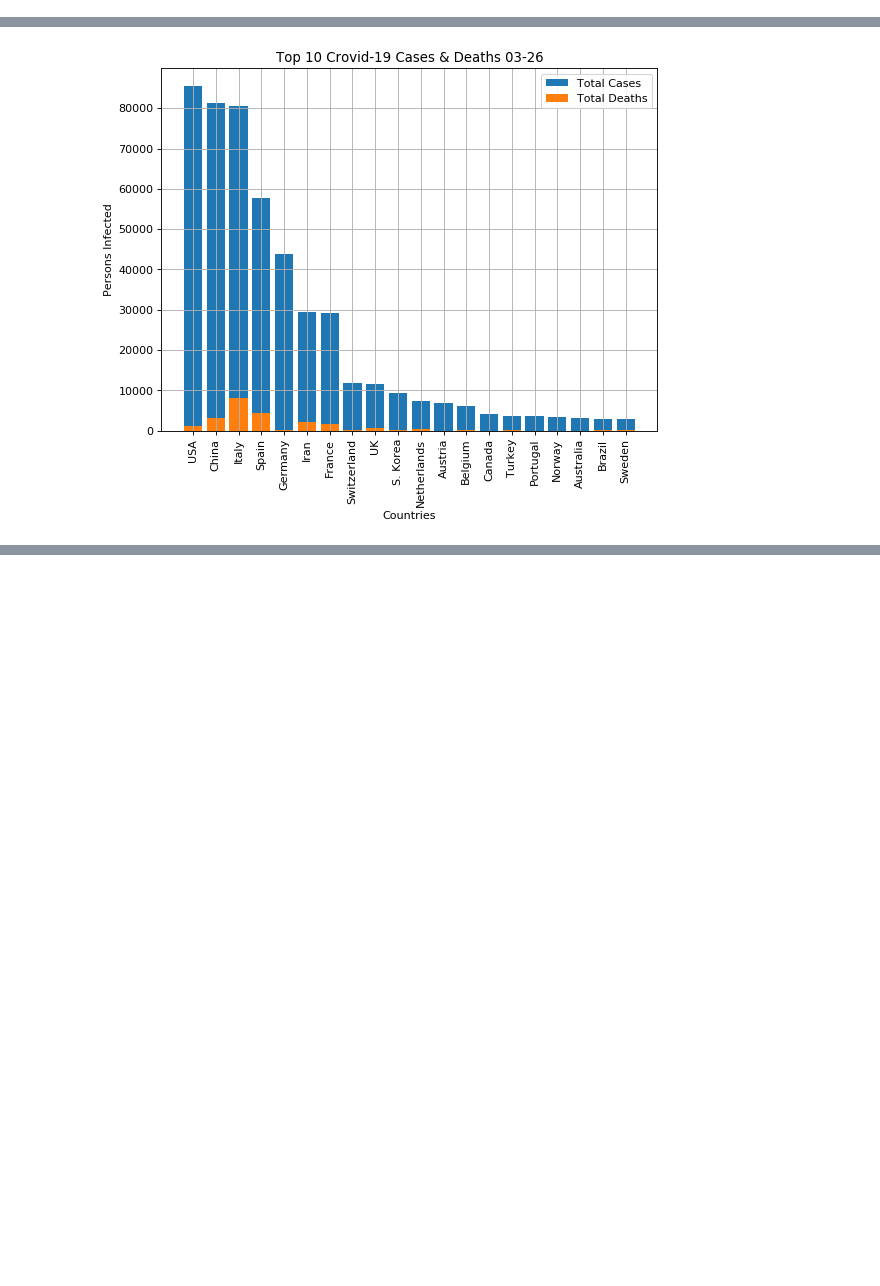
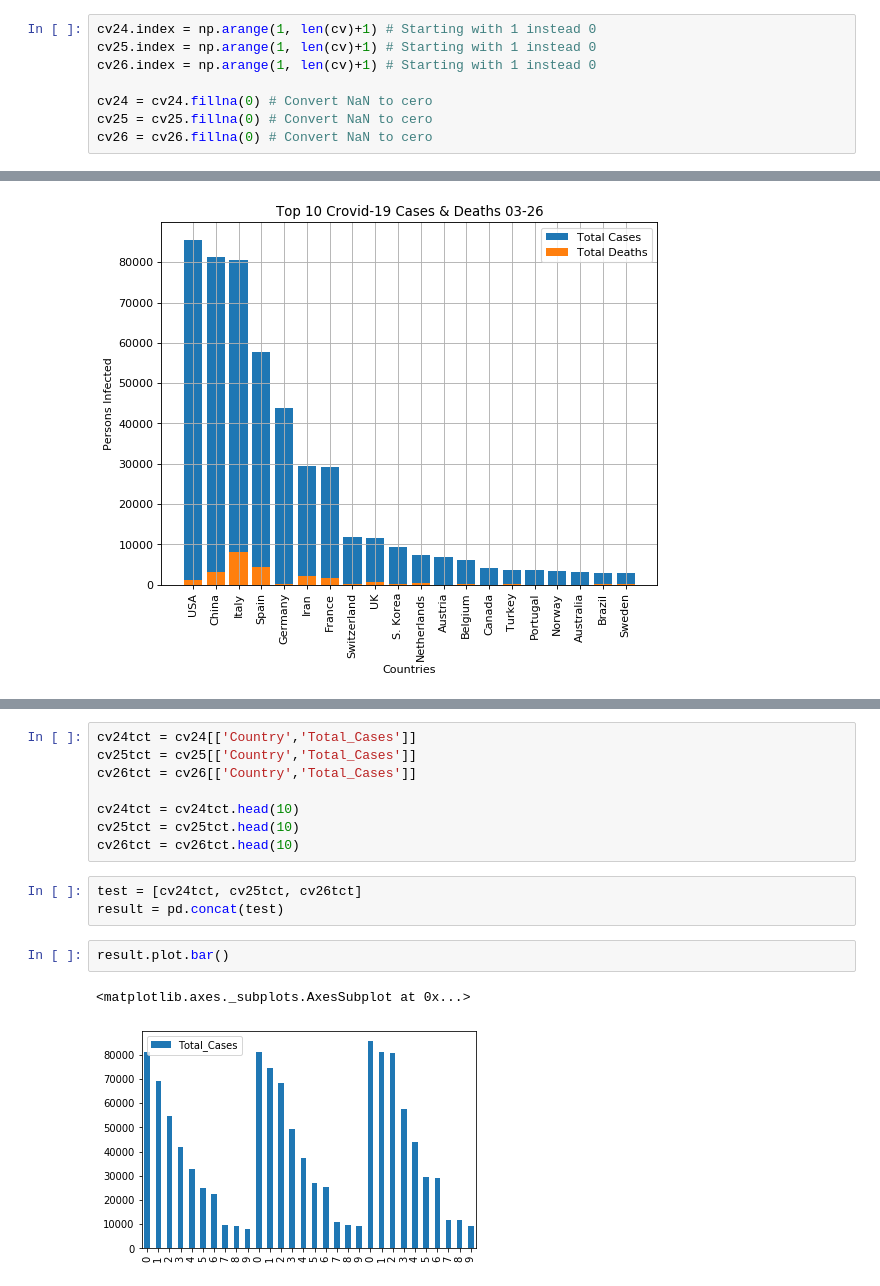
Before and after one commit to yordanisp/Pandas, a Jupyter notebook: Covid-19.ipynb, the cells around one changed output, grey strips where cells are left out. Drawn from its saved outputs; the diff is of its cells as text; blank space fills up the shorter version.

```diff
--- a/Covid-19.ipynb
+++ b/Covid-19.ipynb
@@ -33,0 +14,8 @@ cv24
+# %%
+cv24.index = np.arange(1, len(cv)+1) # Starting with 1 instead 0
+cv25.index = np.arange(1, len(cv)+1) # Starting with 1 instead 0
+cv26.index = np.arange(1, len(cv)+1) # Starting with 1 instead 0
+
+cv24 = cv24.fillna(0) # Convert NaN to cero
+cv25 = cv25.fillna(0) # Convert NaN to cero
+cv26 = cv26.fillna(0) # Convert NaN to cero
@@ -148,0 +148,16 @@ plt.show()
+# %%
+cv24tct = cv24[['Country','Total_Cases']]
+cv25tct = cv25[['Country','Total_Cases']]
+cv26tct = cv26[['Country','Total_Cases']]
+
+cv24tct = cv24tct.head(10)
+cv25tct = cv25tct.head(10)
+cv26tct = cv26tct.head(10)
+# %%
+test = [cv24tct, cv25tct, cv26tct]
+result = pd.concat(test)
+# %%
+result.plot.bar()
+# %% [output]
+<matplotlib.axes._subplots.AxesSubplot at 0x...>
+[figure, added]
```
Also changed, not shown: parts of 19 cells of this notebook.
